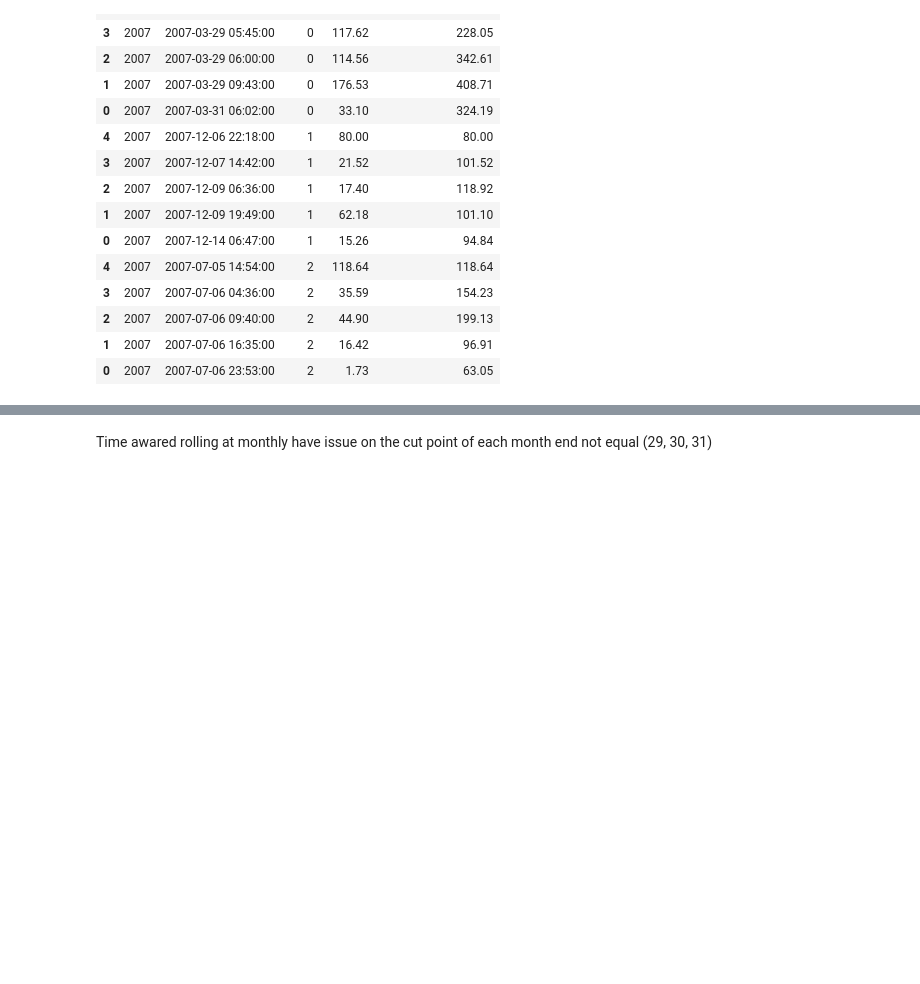
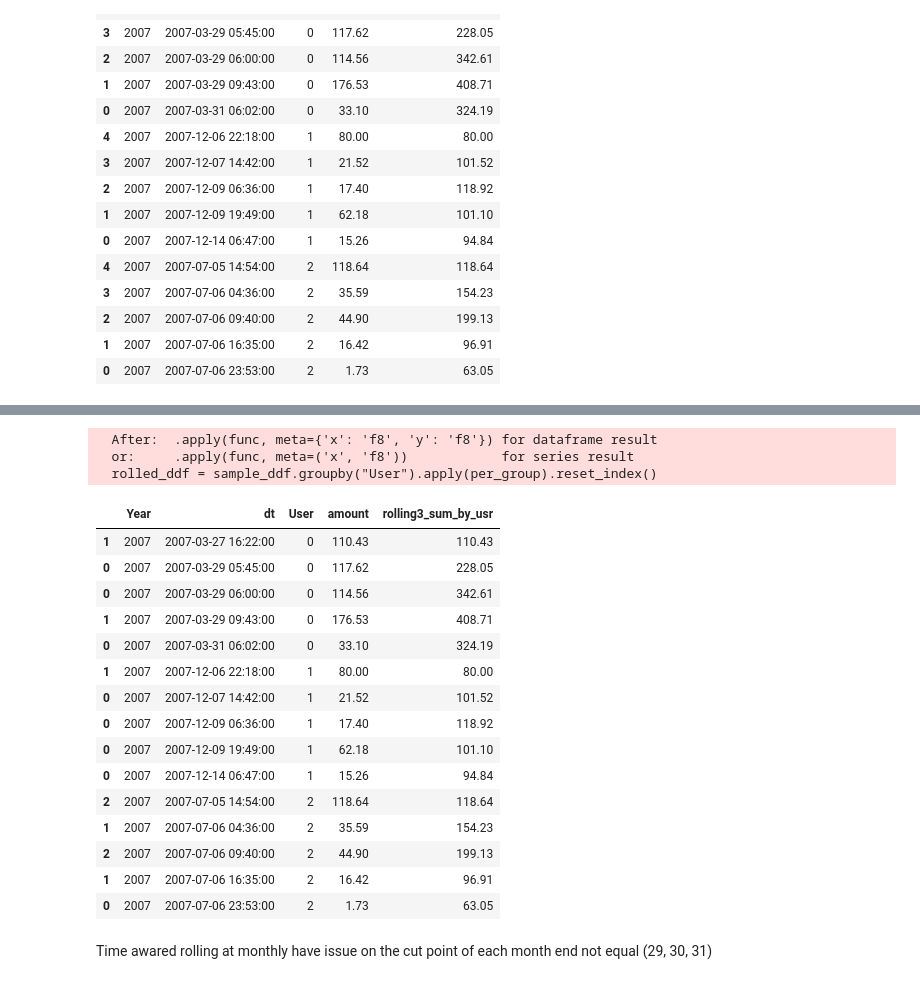
Before and after one commit to pbdanny/PythonProject, a Jupyter notebook: Dask/notebook/dask_timeseries.ipynb, the cells around one changed output, grey strips where cells are left out. Saved outputs shown, nothing was run; the diff lists cells and outputs as text; code cells hidden in the pictures; blank space fills up the shorter version.

```diff
--- a/Dask/notebook/dask_timeseries.ipynb
+++ b/Dask/notebook/dask_timeseries.ipynb
@@ -579,3 +519,35 @@ from sample_ddf
+# %%
+def per_group(pdf: pd.DataFrame):
+    return (
+        pdf
+        .set_index("dt")
+        .sort_index()
+        .rolling(window=3, min_periods=1)
+        .agg({"amount":"sum"})
+        .rename(columns={"amount":"rolling3_sum_by_usr"})
+    )
+rolled_ddf = sample_ddf.groupby("User").apply(per_group).reset_index()
+sample_ddf.merge(rolled_ddf, on=["User", "dt"], how="left").sort_values(["User", "dt"]).compute()
+# %% [output]
+  After:  .apply(func, meta={'x': 'f8', 'y': 'f8'}) for dataframe result
+  or:     .apply(func, meta=('x', 'f8'))            for series result
+  rolled_ddf = sample_ddf.groupby("User").apply(per_group).reset_index()
+|  | Year | dt | User | amount | rolling3_sum_by_usr |
+| 1 | 2007 | 2007-03-27 16:22:00 | 0 | 110.43 | 110.43 |
+| 0 | 2007 | 2007-03-29 05:45:00 | 0 | 117.62 | 228.05 |
+| 0 | 2007 | 2007-03-29 06:00:00 | 0 | 114.56 | 342.61 |
+| 1 | 2007 | 2007-03-29 09:43:00 | 0 | 176.53 | 408.71 |
+| 0 | 2007 | 2007-03-31 06:02:00 | 0 | 33.10 | 324.19 |
+| 1 | 2007 | 2007-12-06 22:18:00 | 1 | 80.00 | 80.00 |
+| 0 | 2007 | 2007-12-07 14:42:00 | 1 | 21.52 | 101.52 |
+| 0 | 2007 | 2007-12-09 06:36:00 | 1 | 17.40 | 118.92 |
+| 0 | 2007 | 2007-12-09 19:49:00 | 1 | 62.18 | 101.10 |
+| 0 | 2007 | 2007-12-14 06:47:00 | 1 | 15.26 | 94.84 |
+| 2 | 2007 | 2007-07-05 14:54:00 | 2 | 118.64 | 118.64 |
+| 1 | 2007 | 2007-07-06 04:36:00 | 2 | 35.59 | 154.23 |
+| 2 | 2007 | 2007-07-06 09:40:00 | 2 | 44.90 | 199.13 |
+| 1 | 2007 | 2007-07-06 16:35:00 | 2 | 16.42 | 96.91 |
+| 0 | 2007 | 2007-07-06 23:53:00 | 2 | 1.73 | 63.05 |
 # %% [markdown]
 Time awared rolling at monthly have issue on the cut point of each month end not equal (29, 30, 31)
 # %%
```
Also changed, not shown: parts of 25 cells of this notebook, 1 other file.
